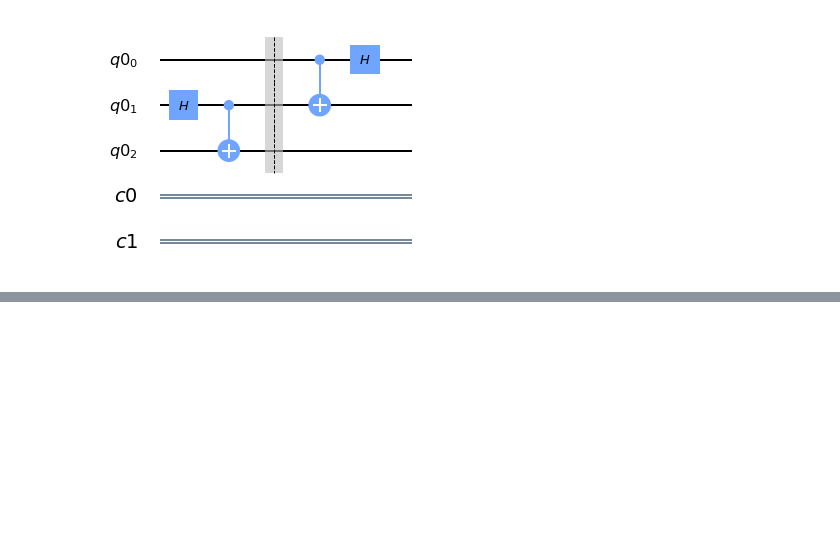
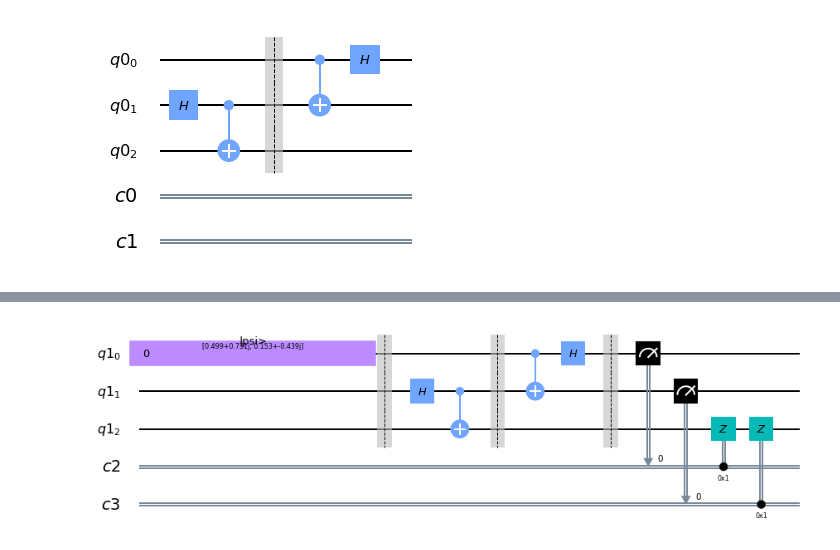
Before and after one commit to Shafi-AI/Quantum-Computing, a Jupyter notebook: Quantum-Practical-Notebooks/Algorithms/Quantum-Teleportation/QuantumTeleportation.ipynb, the cells around one changed output, grey strips where cells are left out. Drawn from its saved outputs; the diff is of its cells as text; code cells hidden in the pictures; blank space fills up the shorter version.

```diff
--- a/Quantum-Practical-Notebooks/Algorithms/Quantum-Teleportation/QuantumTeleportation.ipynb
+++ b/Quantum-Practical-Notebooks/Algorithms/Quantum-Teleportation/QuantumTeleportation.ipynb
@@ -45,0 +88,20 @@ teleportation_circuit.draw()
+# %%
+qr = QuantumRegister(3)
+crz = ClassicalRegister(1)
+crx = ClassicalRegister(1)
+qc = QuantumCircuit(qr,crz, crx)
+# First let's intialize Alice's q0
+qc.append(init_gate, [0])
+qc.barrier()
+# Now begins the teleportation protocol
+create_bell_pair(qc,1,2)
+qc.barrier()
+# send q1 to Alice and q2 to Bob
+alice_gates(qc,0,1)
+# Alice then send Qubit to Bob
+measure_and_send(qc,0,1)
+# Bob Decodes qubits sent by Alice
+bob_gates(qc, 2, crz, crx )
+qc.draw()
+# %% [output]
+[figure, added]
```
Also changed, not shown: parts of 18 cells of this notebook.
